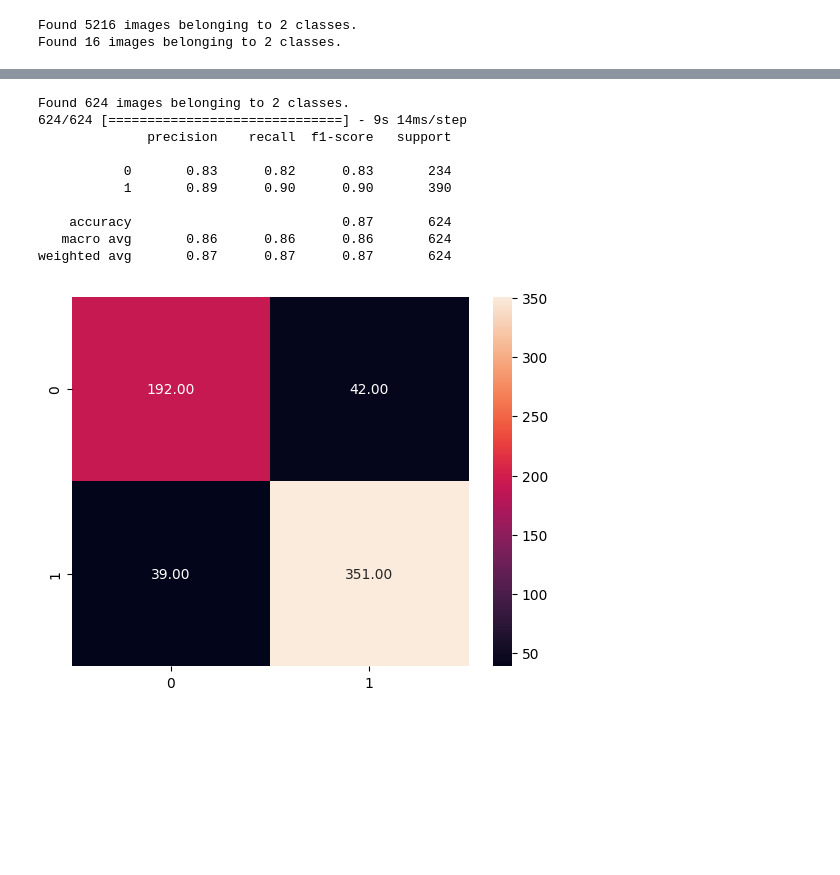
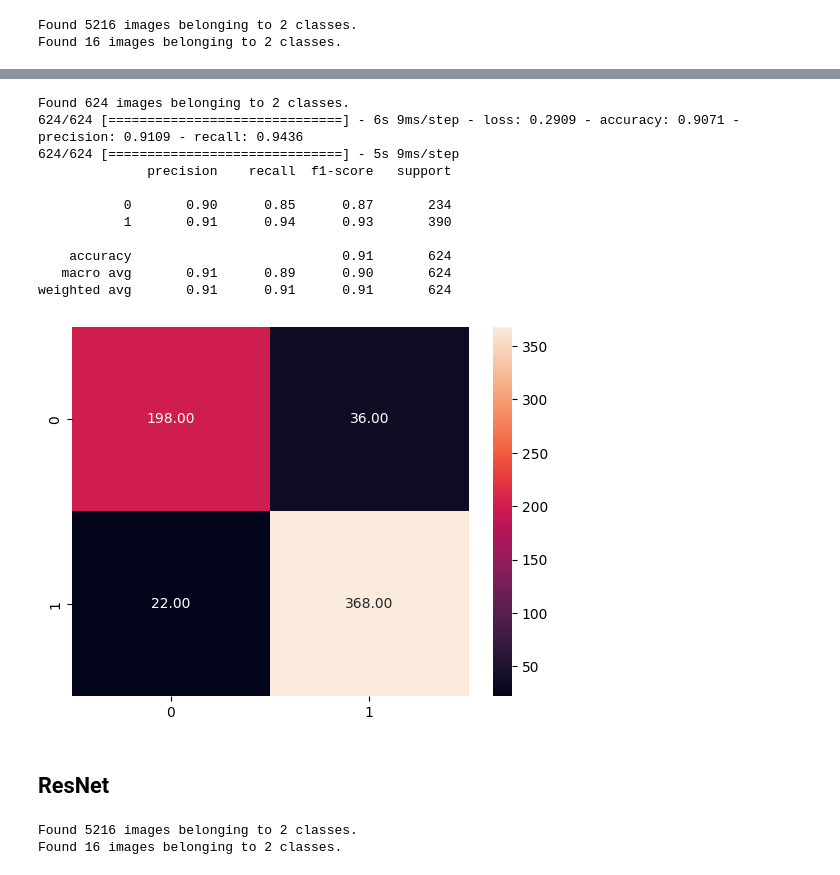
Before and after one commit to IgorEisenlohr/MVP-sprint-2, a Jupyter notebook: MVP_sprint_2.ipynb, the cells around one changed output, grey strips where cells are left out. Cells and saved outputs as stored; diff of their text form; code cells hidden in the pictures; blank space fills up the shorter version.

```diff
--- a/MVP_sprint_2.ipynb
+++ b/MVP_sprint_2.ipynb
@@ -152,6 +157,7 @@ train_generator = ImageDataGenerator(rescale= 1./255,
                                      shear_range = 0.2,
                                      zoom_range=0.2,
                                      rotation_range=20,
+                                     brightness_range=[0.5,1.0],
                                      horizontal_flip=True)
 
 val_generator = ImageDataGenerator(rescale= 1./255)
@@ -209,29 +220,31 @@ Epoch 15/15
 # %%
 test_generator = ImageDataGenerator(rescale = 1./255)
 
 test_data = test_generator.flow_from_directory(test_dir,
                                                target_size=(250,250),
                                                batch_size=1,
                                                class_mode='binary',
                                                color_mode='grayscale',
                                                shuffle=False)
 
+model.evaluate(test_data)
 y_pred = model.predict(test_data)
 y_pred[y_pred<=0.5] = 0
 y_pred[y_pred>0.5] = 1
 cm = confusion_matrix(test_data.classes, y_pred, labels=[0,1])
 sns.heatmap(cm, annot=True, fmt='.2f')
 
 print(classification_report(test_data.classes, y_pred))
 # %% [output]
 Found 624 images belonging to 2 classes.
-624/624 [==============================] - 9s 14ms/step
+624/624 [==============================] - 6s 9ms/step - loss: 0.2909 - accuracy: 0.9071 - precision: 0.9109 - recall: 0.9436
+624/624 [==============================] - 5s 9ms/step
               precision    recall  f1-score   support
 
-           0       0.83      0.82      0.83       234
-           1       0.89      0.90      0.90       390
+           0       0.90      0.85      0.87       234
+           1       0.91      0.94      0.93       390
 
-    accuracy                           0.87       624
-   macro avg       0.86      0.86      0.86       624
-weighted avg       0.87      0.87      0.87       624
+    accuracy                           0.91       624
+   macro avg       0.91      0.89      0.90       624
+weighted avg       0.91      0.91      0.91       624
-[figure, old version]
+[figure, new version]
@@ -247,0 +251,24 @@ load_model = pickle.load(file)
+# %% [markdown]
+## ResNet
+# %%
+train_generator = ImageDataGenerator(rescale= 1./255,
+                                     shear_range = 0.2,
+                                     zoom_range=0.2,
+                                     rotation_range=20,
+                                     brightness_range=[0.5,1.0],
+                                     horizontal_flip=True)
+
+val_generator = ImageDataGenerator(rescale= 1./255)
+
+train_data = train_generator.flow_from_directory(train_dir,
+                                                 target_size=(250,250),
+                                                 batch_size=32,
+                                                 class_mode='binary')
+
+val_data = val_generator.flow_from_directory(val_dir,
+                                                 target_size=(250,250),
+                                                 batch_size=1,
+                                                 class_mode='binary')
+# %% [output]
+Found 5216 images belonging to 2 classes.
+Found 16 images belonging to 2 classes.
```
Also changed, not shown: parts of 11 cells of this notebook.
